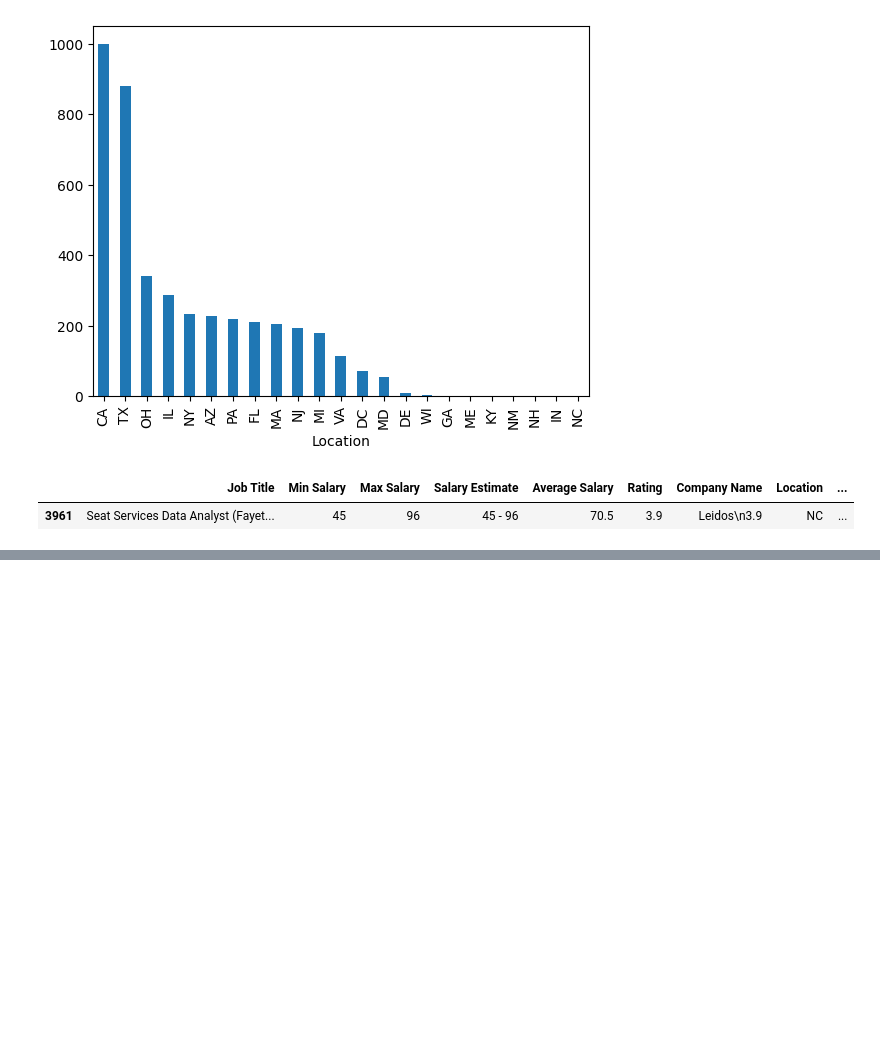
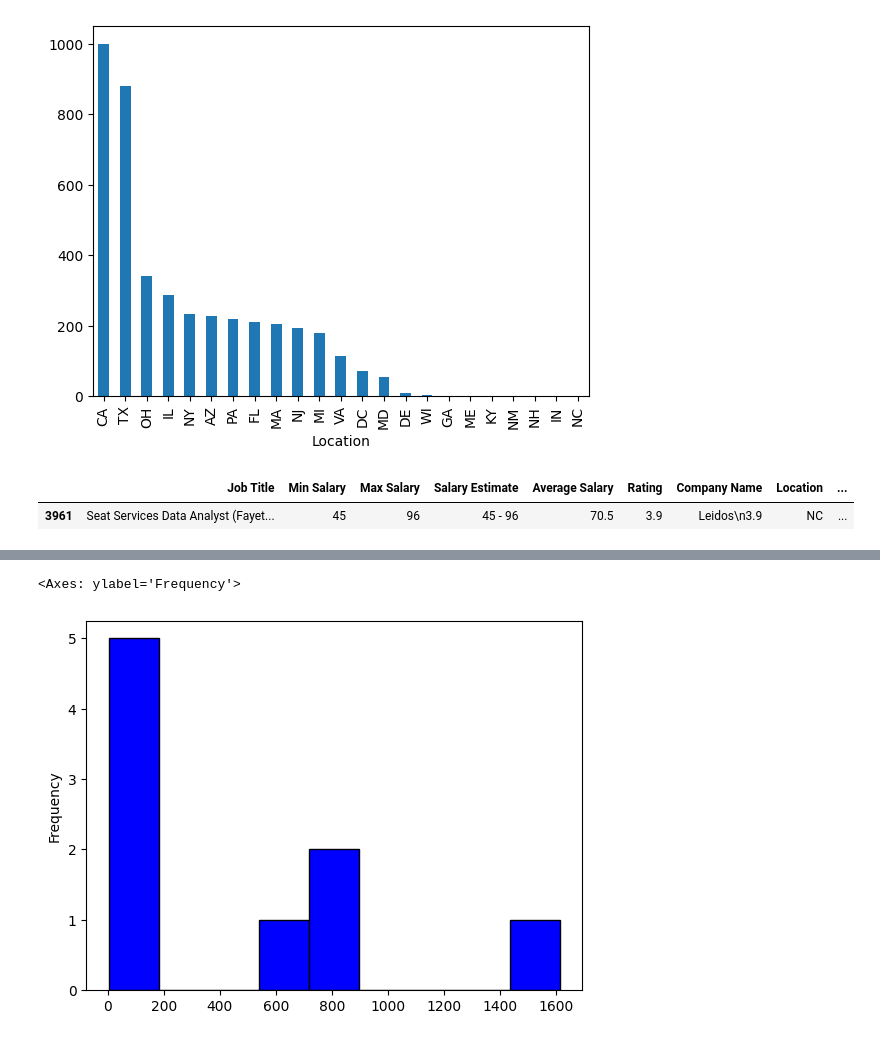
Before and after one commit to ParsaMehdipour/DataScience-Salary-Estimation, a Jupyter notebook: DataCleaning.ipynb, the cells around one changed output, grey strips where cells are left out. Drawn from its saved outputs; the diff is of its cells as text; code cells hidden in the pictures; blank space fills up the shorter version.

Commit message:
refacto : DataCleaning.ipynb

```diff
--- a/DataCleaning.ipynb
+++ b/DataCleaning.ipynb
@@ -370,0 +348,21 @@ df.to_csv("CleanedDataFrame.csv")
+# %%
+def title_organizer(x):
+    x = x.lower()
+    if ('data scientist' in x) or ('data science' in x):
+        return 'data scientist'
+    elif 'data engineer' in x:
+        return 'data engineer'
+    elif 'deep learning' in x:
+        return 'deep learning engineer'
+    elif 'machine learning' in x:
+        return 'machine learning engineer'
+    elif 'director' in x:
+        return 'director'
+    elif 'manager' in x:
+        return 'manager'
+    elif 'analyst' in x:
+        return 'analyst'
+    elif 'researcher' in x:
+        return 'researcher'
+    else:
+        return 'other'
@@ -370,0 +384,2 @@ df.to_csv("CleanedDataFrame.csv")
+# %%
+df['Job Title'] = df['Job Title'].apply(title_organizer)
@@ -370,0 +418,6 @@ df.to_csv("CleanedDataFrame.csv")
+# %%
+job_title_value_counts = df['Job Title'].value_counts()
+job_title_value_counts.plot.hist(bins=len(job_title_value_counts), color="Blue", edgecolor="Black")
+# %% [output]
+<Axes: ylabel='Frequency'>
+[figure, added]
```
Also changed, not shown: parts of 8 cells of this notebook.
